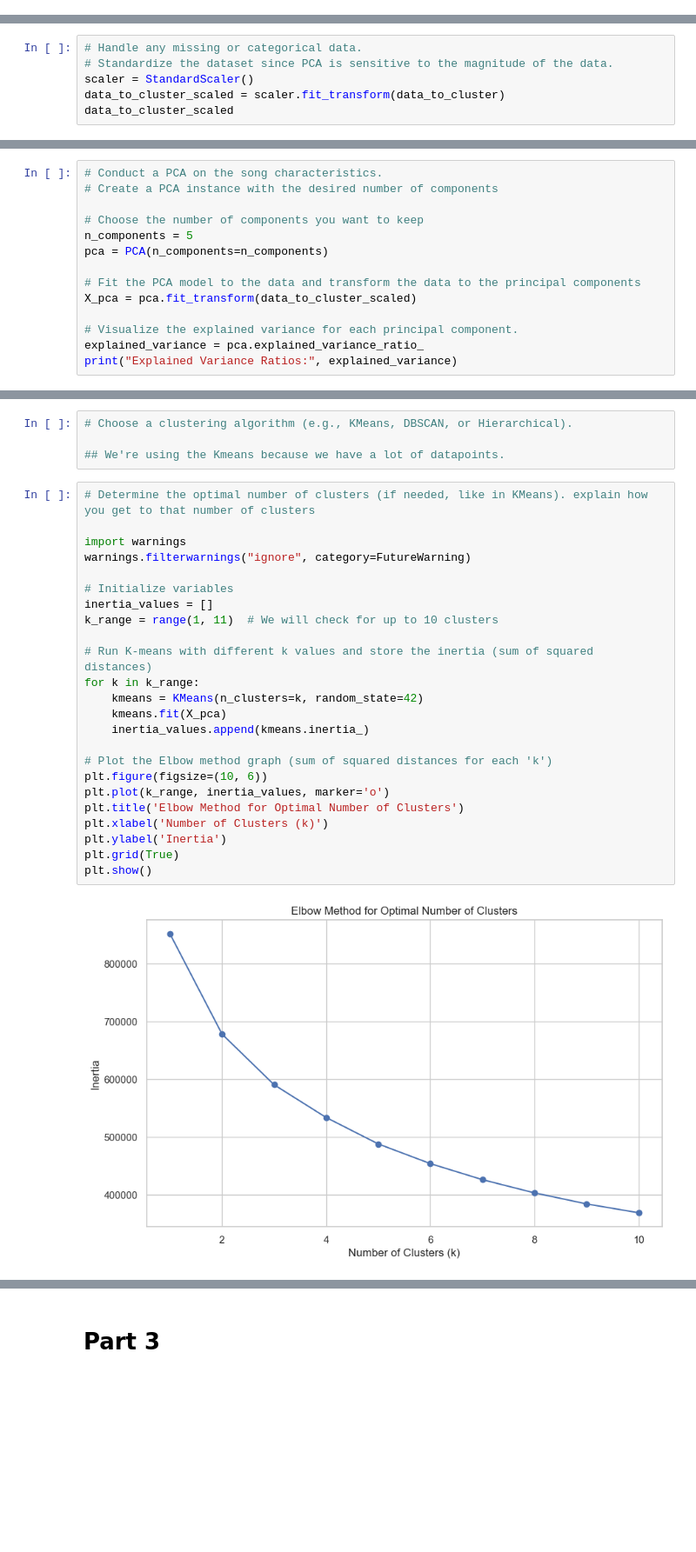
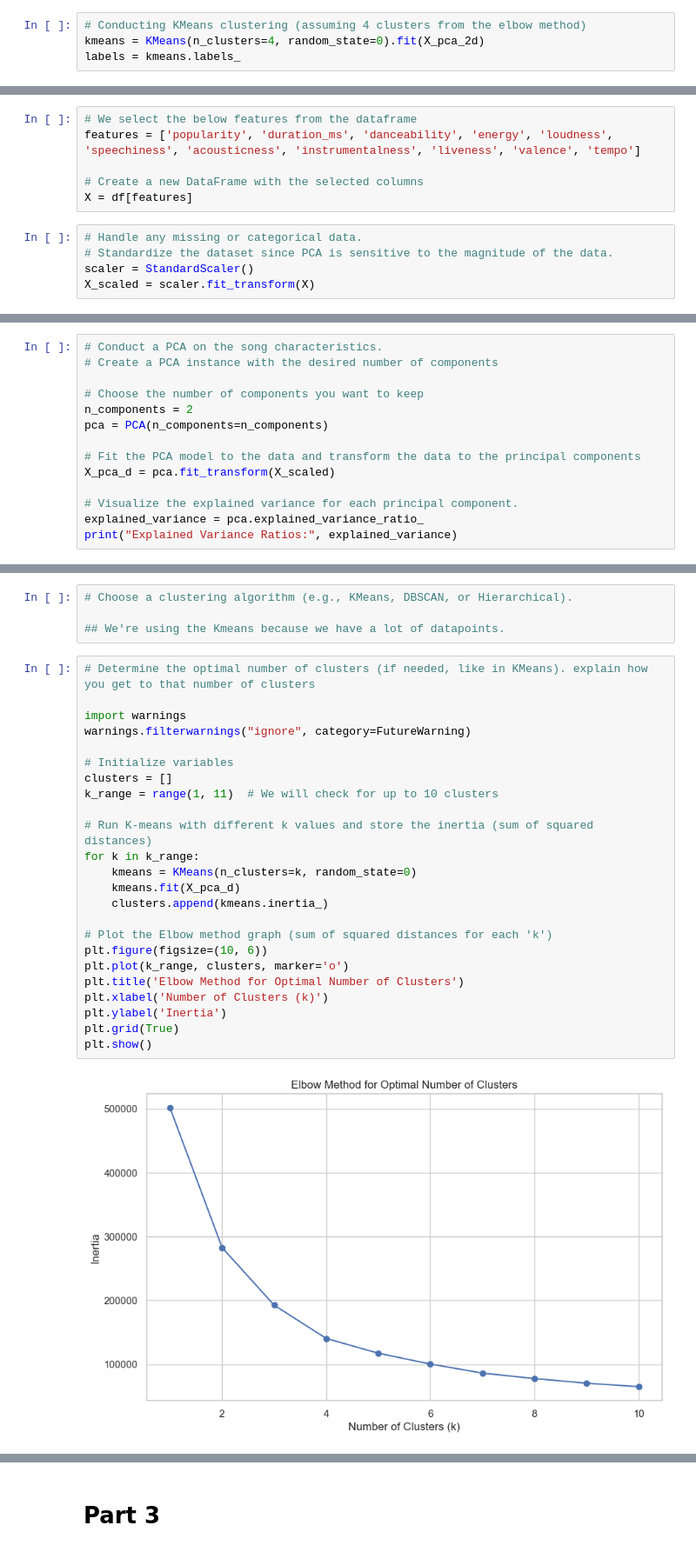
Before and after one commit to tobiasmj97/M1_assignment_recommender-app_group_5, a Jupyter notebook: M1_Assignement_UML.ipynb, the cells around one changed output, grey strips where cells are left out. Shown at 87% size. Drawn from its saved outputs; the diff is of its cells as text; blank space fills up the shorter version.

```diff
--- a/M1_Assignement_UML.ipynb
+++ b/M1_Assignement_UML.ipynb
@@ -619,0 +803,4 @@ data_to_cluster.head()
+# %%
+# Conducting KMeans clustering (assuming 4 clusters from the elbow method)
+kmeans = KMeans(n_clusters=4, random_state=0).fit(X_pca_2d)
+labels = kmeans.labels_
@@ -620,6 +826,11 @@ data_to_cluster.head()
+# %%
+# We select the below features from the dataframe
+features = ['popularity', 'duration_ms', 'danceability', 'energy', 'loudness', 'speechiness', 'acousticness', 'instrumentalness', 'liveness', 'valence', 'tempo']
+
+# Create a new DataFrame with the selected columns
+X = df[features]
 # %%
 # Handle any missing or categorical data.
 # Standardize the dataset since PCA is sensitive to the magnitude of the data.
 scaler = StandardScaler()
-data_to_cluster_scaled = scaler.fit_transform(data_to_cluster)
-data_to_cluster_scaled
+X_scaled = scaler.fit_transform(X)
@@ -652,11 +858,11 @@ pd.DataFrame(data_to_cluster_scaled, columns=data_to_cluster.columns).head()
 # Create a PCA instance with the desired number of components
 
 # Choose the number of components you want to keep
-n_components = 5
+n_components = 2
 pca = PCA(n_components=n_components)
 
 # Fit the PCA model to the data and transform the data to the principal components
-X_pca = pca.fit_transform(data_to_cluster_scaled)
+X_pca_d = pca.fit_transform(X_scaled)
 
 # Visualize the explained variance for each principal component.
 explained_variance = pca.explained_variance_ratio_
@@ -681,26 +887,26 @@ plt.show()
 # %%
 # Determine the optimal number of clusters (if needed, like in KMeans). explain how you get to that number of clusters
 
 import warnings
 warnings.filterwarnings("ignore", category=FutureWarning)
 
 # Initialize variables
-inertia_values = []
+clusters = []
 k_range = range(1, 11)  # We will check for up to 10 clusters
 
 # Run K-means with different k values and store the inertia (sum of squared distances)
 for k in k_range:
-    kmeans = KMeans(n_clusters=k, random_state=42)
-    kmeans.fit(X_pca)
-    inertia_values.append(kmeans.inertia_)
+    kmeans = KMeans(n_clusters=k, random_state=0)
+    kmeans.fit(X_pca_d)
+    clusters.append(kmeans.inertia_)
 
 # Plot the Elbow method graph (sum of squared distances for each 'k')
 plt.figure(figsize=(10, 6))
-plt.plot(k_range, inertia_values, marker='o')
+plt.plot(k_range, clusters, marker='o')
 plt.title('Elbow Method for Optimal Number of Clusters')
 plt.xlabel('Number of Clusters (k)')
 plt.ylabel('Inertia')
 plt.grid(True)
 plt.show()
 # %% [output]
-[figure, old version]
+[figure, new version]
```
Also changed, not shown: parts of 115 cells of this notebook, 2 other files.
